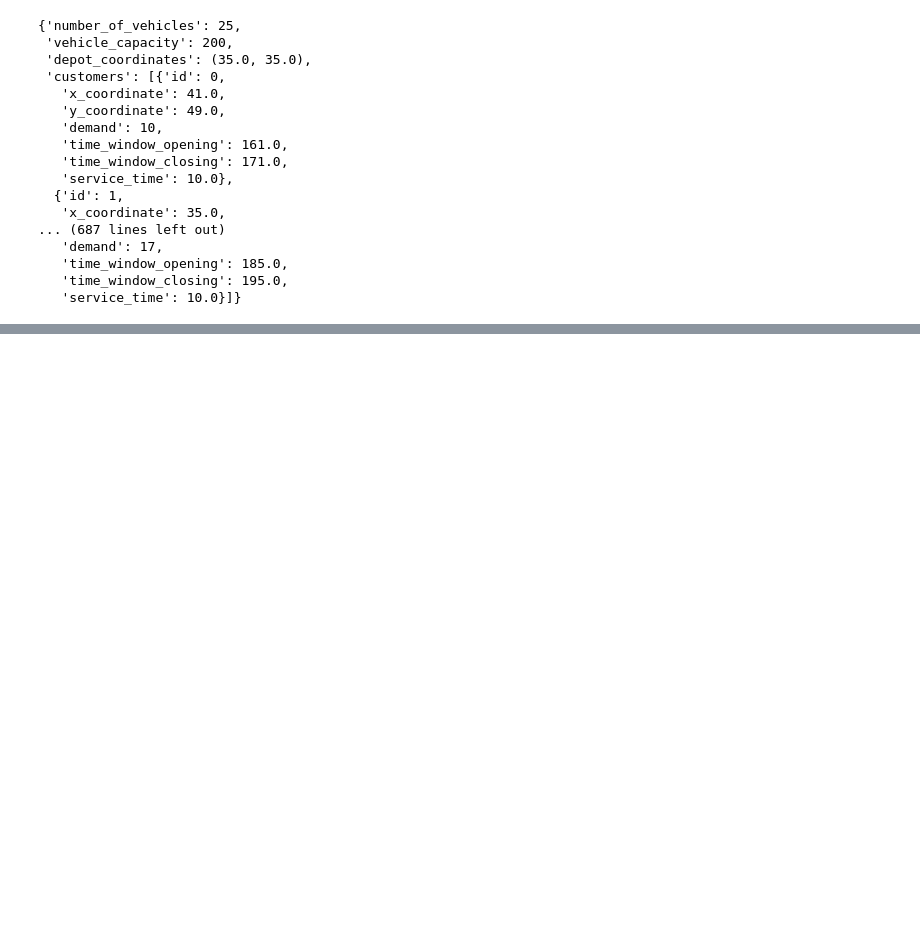
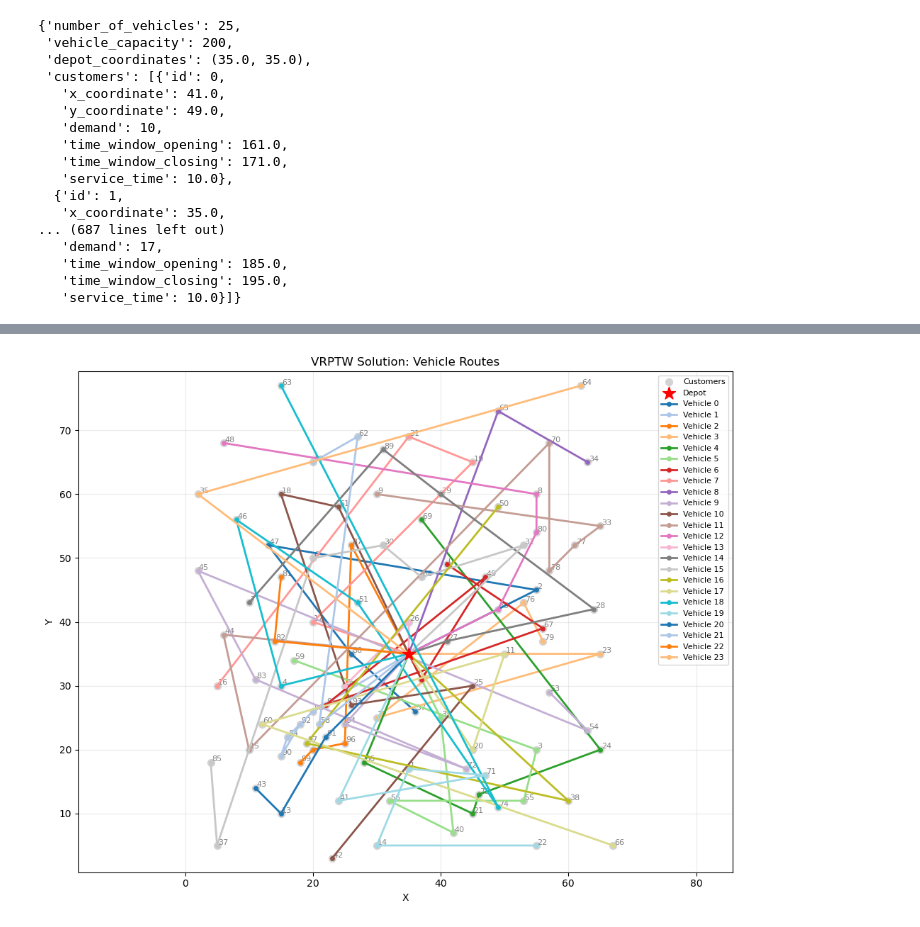
Before and after one commit to benbekir/optimization-algorithms, a Jupyter notebook: vehicle-routing/VRPTW.ipynb, the cells around one changed output, grey strips where cells are left out. Drawn from its saved outputs; the diff is of its cells as text; code cells hidden in the pictures; blank space fills up the shorter version.

```diff
--- a/vehicle-routing/VRPTW.ipynb
+++ b/vehicle-routing/VRPTW.ipynb
@@ -388,0 +488,4 @@ plot_solution(candidate, customers, depot_coordinates)
+# %%
+plot_solution(aco_candidate, customers, depot_coordinates)
+# %% [output]
+[figure, added]
```
Also changed, not shown: parts of 9 cells of this notebook.
